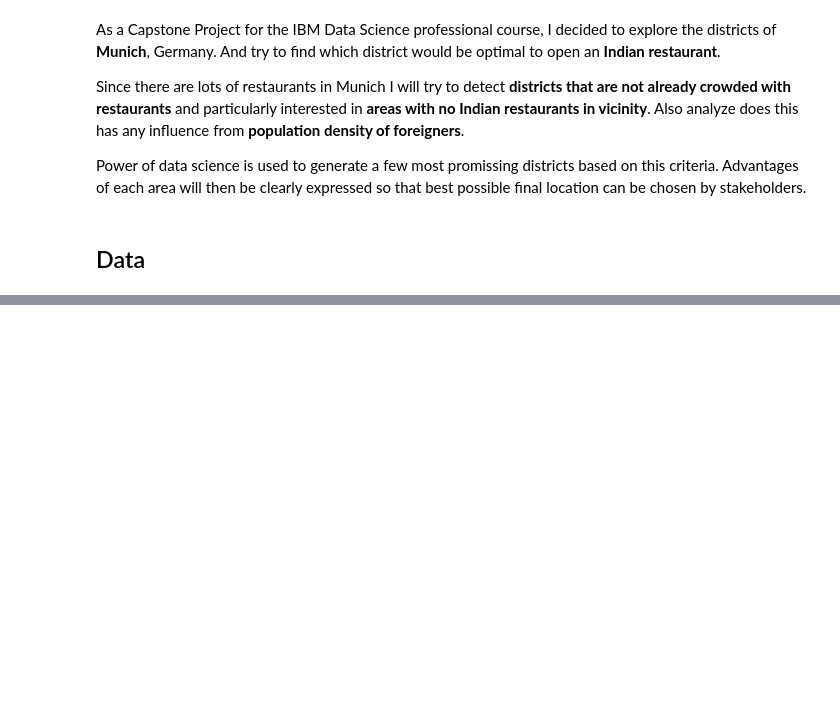
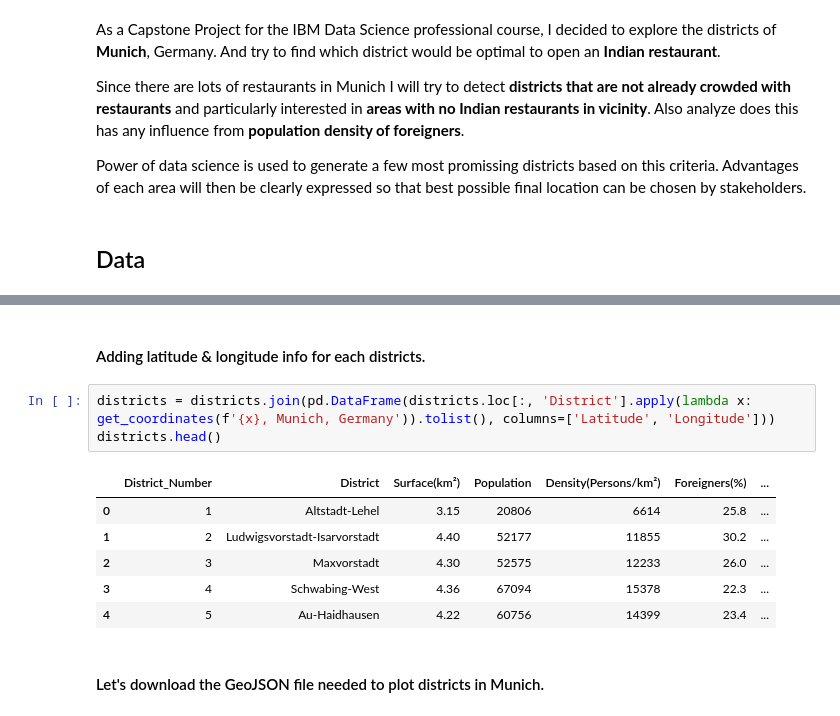
Before and after one commit to NandeeshHD/Coursera_Capstone, a Jupyter notebook: The Battle of Neighborhoods.ipynb, the cells around one changed output, grey strips where cells are left out. Saved outputs shown, nothing was run; the diff lists cells and outputs as text; blank space fills up the shorter version.

```diff
--- a/The Battle of Neighborhoods.ipynb
+++ b/The Battle of Neighborhoods.ipynb
@@ -36,0 +139,14 @@ Following data sources will be needed to extract/generate the required informati
+# %% [markdown]
+#### Adding latitude & longitude info for each districts.
+# %%
+districts = districts.join(pd.DataFrame(districts.loc[:, 'District'].apply(lambda x: get_coordinates(f'{x}, Munich, Germany')).tolist(), columns=['Latitude', 'Longitude']))
+districts.head()
+# %% [output]
+|  | District_Number | District | Surface(km²) | Population | Density(Persons/km²) | Foreigners(%) | ... |
+| 0 | 1 | Altstadt-Lehel | 3.15 | 20806 | 6614 | 25.8 | ... |
+| 1 | 2 | Ludwigsvorstadt-Isarvorstadt | 4.40 | 52177 | 11855 | 30.2 | ... |
+| 2 | 3 | Maxvorstadt | 4.30 | 52575 | 12233 | 26.0 | ... |
+| 3 | 4 | Schwabing-West | 4.36 | 67094 | 15378 | 22.3 | ... |
+| 4 | 5 | Au-Haidhausen | 4.22 | 60756 | 14399 | 23.4 | ... |
+# %% [markdown]
+#### Let's download the GeoJSON file needed to plot districts in Munich.
```
Also changed, not shown: parts of 62 cells of this notebook.
